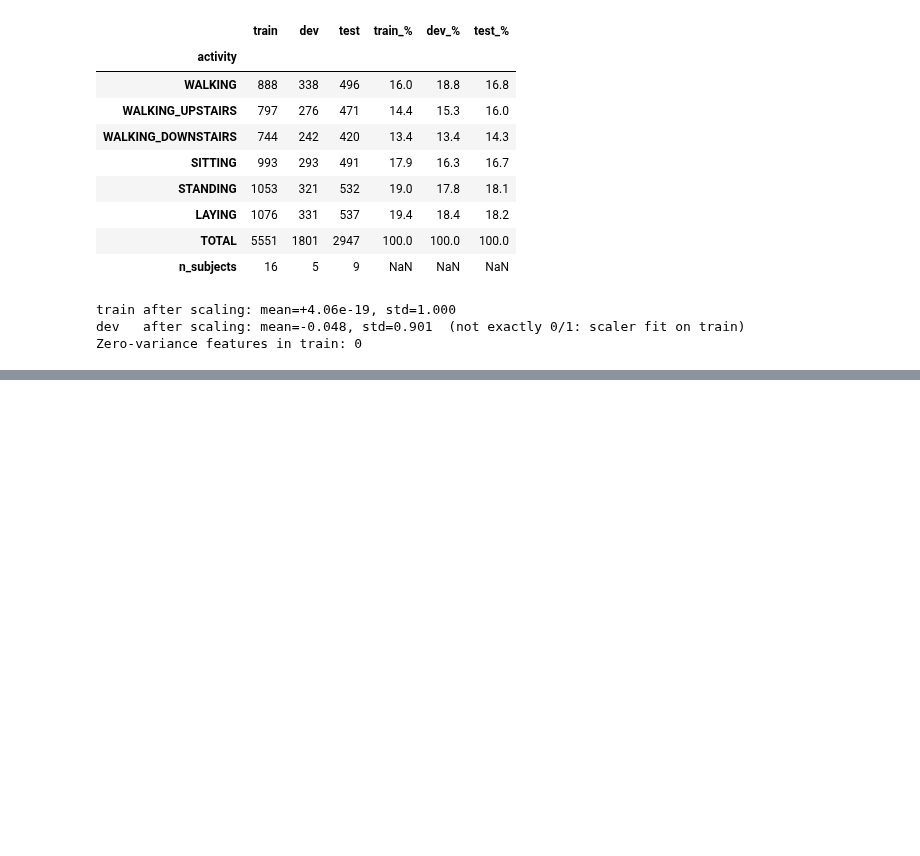
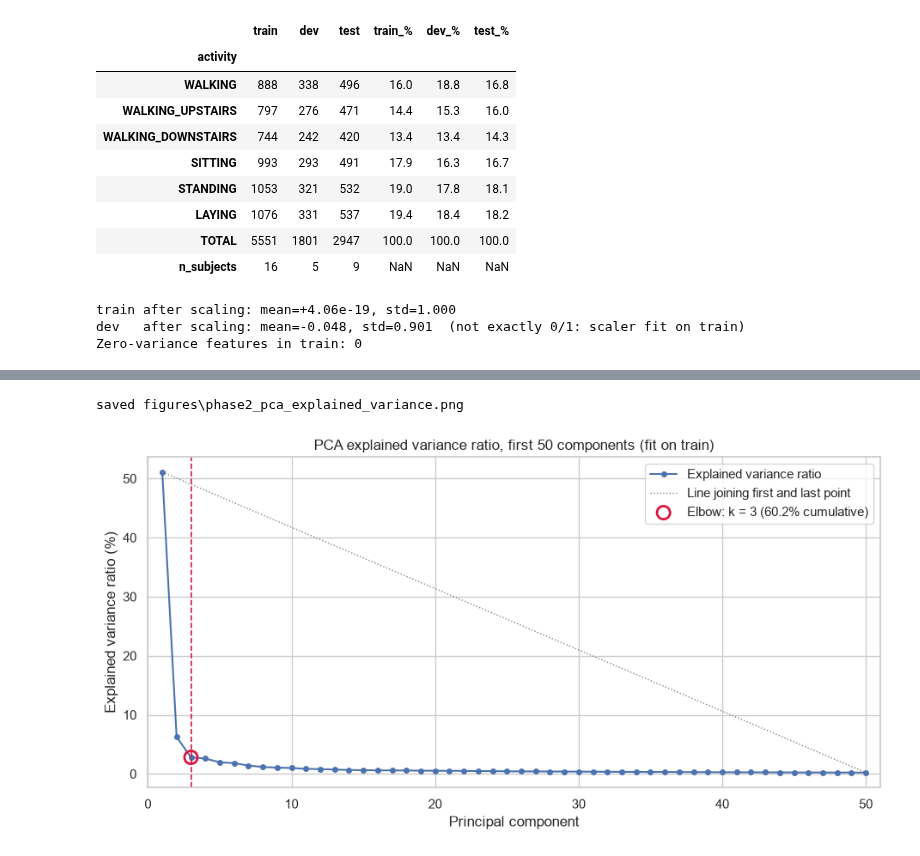
Before and after one commit to LUCIFER5671/har-feature-reduction, a Jupyter notebook: har_feature_reduction.ipynb, the cells around one changed output, grey strips where cells are left out. Saved outputs shown, nothing was run; the diff lists cells and outputs as text; code cells hidden in the pictures; blank space fills up the shorter version.

```diff
--- a/har_feature_reduction.ipynb
+++ b/har_feature_reduction.ipynb
@@ -245,0 +301,18 @@ Reloaded in 0.10s: {'X_train': (5551, 561), 'X_dev': (1801, 561), 'X_test': (294
+# %%
+from sklearn.decomposition import PCA
+
+t0 = time.perf_counter()
+pca = PCA(n_components=None, random_state=RANDOM_STATE).fit(X_tr)
+pca_fit_seconds = time.perf_counter() - t0
+
+evr = pca.explained_variance_ratio_
+cum_evr = np.cumsum(evr)
+print(f"PCA fitted on train in {pca_fit_seconds:.2f}s: {pca.n_components_} components")
+
+pca_variance = pd.DataFrame({
+    "component": np.arange(1, len(evr) + 1),
+    "explained_variance_ratio": evr,
+    "cumulative_explained_variance": cum_evr,
+})
+save_table(pca_variance, "phase2_pca_explained_variance", index=False)
+display(pca_variance.head(10).round(4))
@@ -245,0 +404,19 @@ Reloaded in 0.10s: {'X_train': (5551, 561), 'X_dev': (1801, 561), 'X_test': (294
+# %%
+# Explained variance ratio, first 50 components, with the elbow marked
+comps = np.arange(1, N_PLOT + 1)
+fig, ax = plt.subplots(figsize=(11, 5))
+ax.plot(comps, 100 * evr[:N_PLOT], marker="o", ms=4, lw=1.5, color="#4C72B0", label="Explained variance ratio")
+ax.plot([1, N_PLOT], 100 * evr[[0, N_PLOT - 1]], ls=":", color="gray", lw=1, label="Line joining first and last point")
+ax.axvline(k_elbow, color="crimson", ls="--", lw=1.2)
+ax.scatter([k_elbow], [100 * evr[k_elbow - 1]], s=120, facecolor="none", edgecolor="crimson", lw=2, zorder=5,
+           label=f"Elbow: k = {k_elbow} ({100 * cum_evr[k_elbow - 1]:.1f}% cumulative)")
+ax.set_title(f"PCA explained variance ratio, first {N_PLOT} components (fit on train)")
+ax.set_xlabel("Principal component")
+ax.set_ylabel("Explained variance ratio (%)")
+ax.set_xlim(0, N_PLOT + 1)
+ax.legend()
+save_fig(fig, "phase2_pca_explained_variance")
+plt.show()
+# %% [output]
+saved figures\phase2_pca_explained_variance.png
+[figure, added]
```
Also changed, not shown: parts of 30 cells of this notebook, 23 other files.
